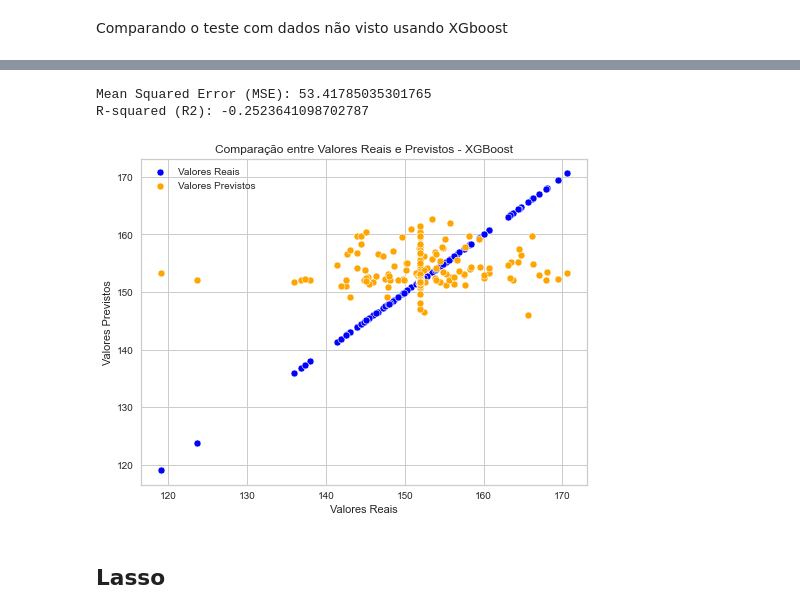
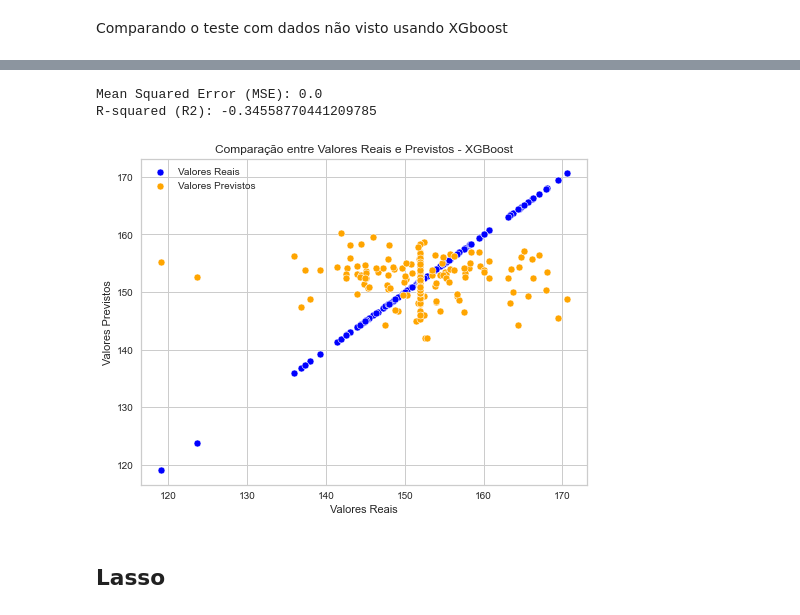
Before and after one commit to tal-rsg/3-MVP, a Jupyter notebook: mvp_machineLearning.ipynb, the cells around one changed output, grey strips where cells are left out. Saved outputs shown, nothing was run; the diff lists cells and outputs as text; code cells hidden in the pictures.

```diff
--- a/mvp_machineLearning.ipynb
+++ b/mvp_machineLearning.ipynb
@@ -212,7 +187,7 @@ Apartir deste ponto a base é separada em bases de treino e testes
 # Separação em bases de treino e teste (holdout)
 array = df_lrstravatrain.values
 
-lr_X = array[:,0:8] # atributos
+lr_X = array[:,0:7] # atributos
 lr_y = array[:,8] # classe (target)
 
 lrX_train, lrX_test, lry_train, lry_test = train_test_split(lr_X, lr_y, test_size=0.3, random_state=42) # faz a divisão da base
@@ -866,0 +866,9 @@ df_entrada.head()
+# %%
+# selecionando os dados da base de entrada
+
+
+df_entrada = df.loc[:,['distance','moving_time','total_elevation_gain','average_speed','max_speed','elev_high', 'elev_low','average_temp']]
+
+df_entrada = df_entrada.dropna()
+
+df_entrada.head()
@@ -869,6 +884,6 @@ df_entrada.head()
 # %%
 array_entrada = df_entrada.values
-X_entrada = array_entrada[:,0:8]
+X_entrada = array_entrada[:,0:7]
 
 model = xgb.XGBRegressor()
 # Preparação do modelo com TODO o dataset
@@ -1004,23 +1000,26 @@ print(xgr_saidas)
 # %%
+min2_length = min(len(lry_test), len(xgr_saidas))
+y2_test = lry_test[:min2_length]
+y2_pred = saidas[:min2_length]
 # Calcular métricas de desempenho
-mse = mean_squared_error(y_test, xgr_saidas)
-r2 = r2_score(y_test, xgr_saidas)
+mse = mean_squared_error(y2_test, y2_test)
+r2 = r2_score(y2_test, y2_pred)
 
 print("Mean Squared Error (MSE):", mse)
 print("R-squared (R2):", r2)
 
 # Visualizar a relação entre os valores previstos e reais
 plt.figure(figsize=(8, 6))
 #sns.scatterplot(x=y_test, y=saidas)
-sns.scatterplot(x=y_test, y=y_test, color='blue', label='Valores Reais')
-sns.scatterplot(x=y_test, y=xgr_saidas, color='orange', label='Valores Previstos')
+sns.scatterplot(x=y2_test, y=y2_test, color='blue', label='Valores Reais')
+sns.scatterplot(x=y2_test, y=y2_pred, color='orange', label='Valores Previstos')
 plt.xlabel("Valores Reais")
 plt.ylabel("Valores Previstos")
 plt.title("Comparação entre Valores Reais e Previstos - XGBoost")
 plt.show()
 # %% [output]
-Mean Squared Error (MSE): 53.41785035301765
-R-squared (R2): -0.2523641098702787
+Mean Squared Error (MSE): 0.0
+R-squared (R2): -0.34558770441209785
-[figure, old version]
+[figure, new version]
 # %% [markdown]
 ## Lasso
```
Also changed, not shown: parts of 81 cells of this notebook.
